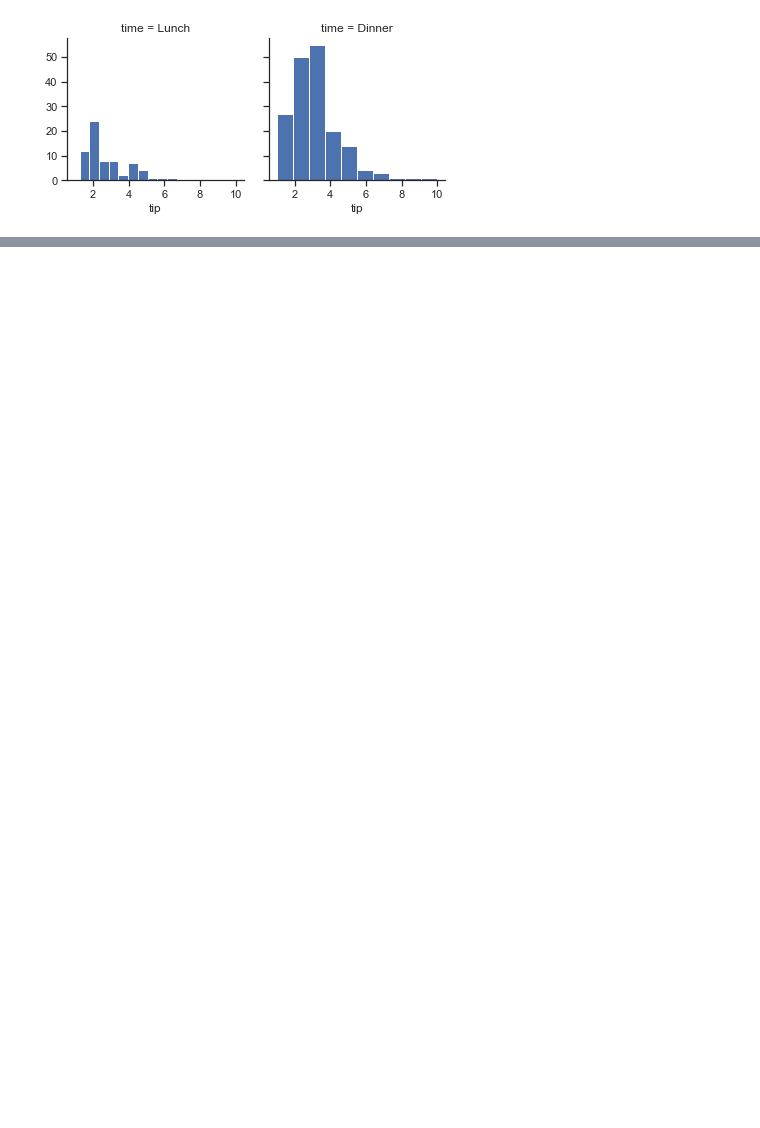
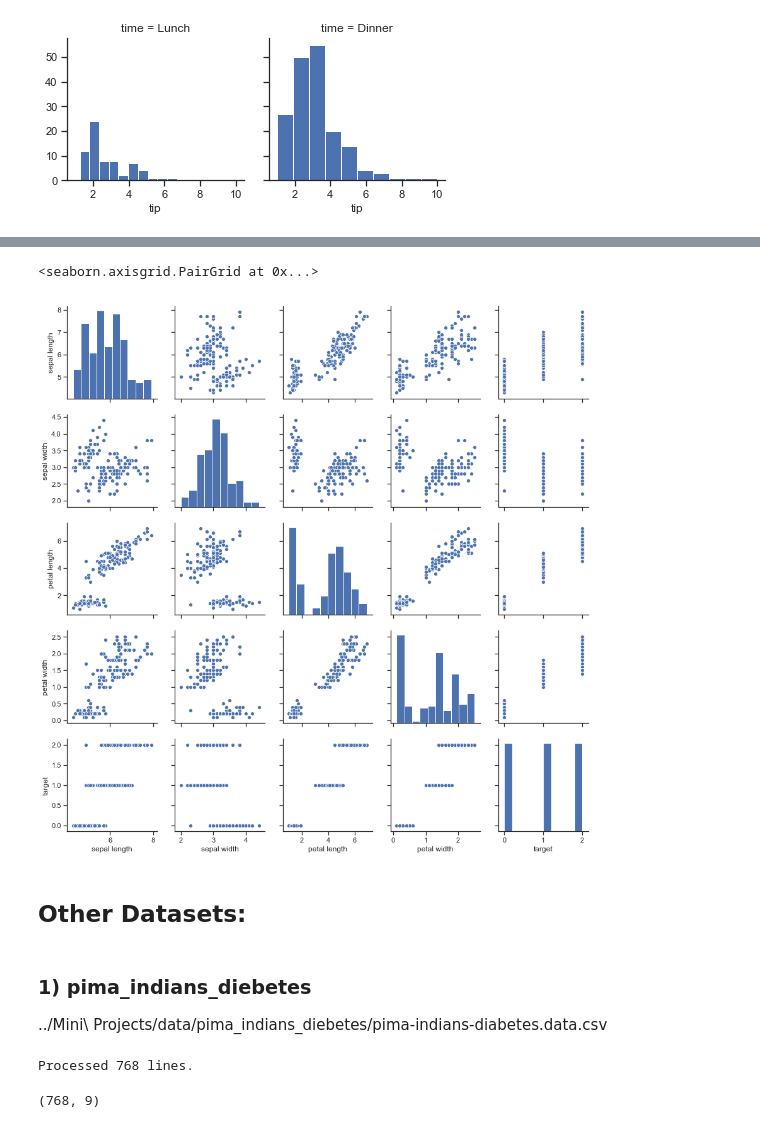
Before and after one commit to xo28122000/ML_in_Python, a Jupyter notebook: Seaborn/Untitled.ipynb, the cells around one changed output, grey strips where cells are left out. Saved outputs shown, nothing was run; the diff lists cells and outputs as text; code cells hidden in the pictures; blank space fills up the shorter version.

```diff
--- a/Seaborn/Untitled.ipynb
+++ b/Seaborn/Untitled.ipynb
@@ -89,0 +83,10 @@ AttributeError: 'numpy.ndarray' object has no attribute 'get'
+# %%
+sns.pairplot(iris_dataset)
+# %% [output]
+<seaborn.axisgrid.PairGrid at 0x...>
+[figure, added]
+# %% [markdown]
+## Other Datasets:
+# %% [markdown]
+### 1) pima_indians_diebetes
+../Mini\ Projects/data/pima_indians_diebetes/pima-indians-diabetes.data.csv
@@ -89,0 +95,16 @@ AttributeError: 'numpy.ndarray' object has no attribute 'get'
+# %%
+pima_rawdata = []
+with open("../Mini Projects/data/pima_indians_diebetes/pima-indians-diabetes.data.csv") as csv_file:
+    csv_reader = csv.reader(csv_file, delimiter=',')
+    line_count = 0
+    for row in csv_reader:
+            pima_rawdata.append(row)
+            line_count += 1
+    print(f'Processed {line_count} lines.')
+# %% [output]
+Processed 768 lines.
+# %%
+pima_rawdata = np.array(pima_rawdata)
+np.shape(pima_rawdata)
+# %% [output]
+(768, 9)
```
Also changed, not shown: parts of 13 cells of this notebook, 3 other files.
